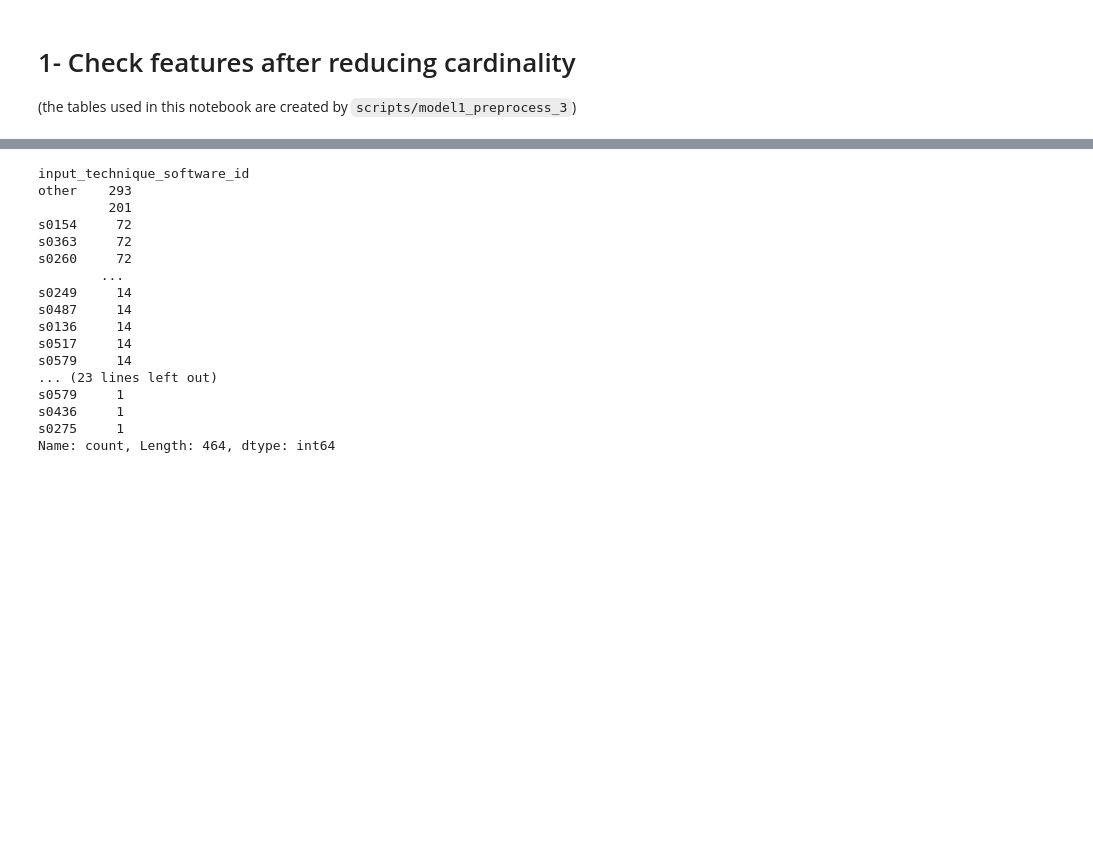
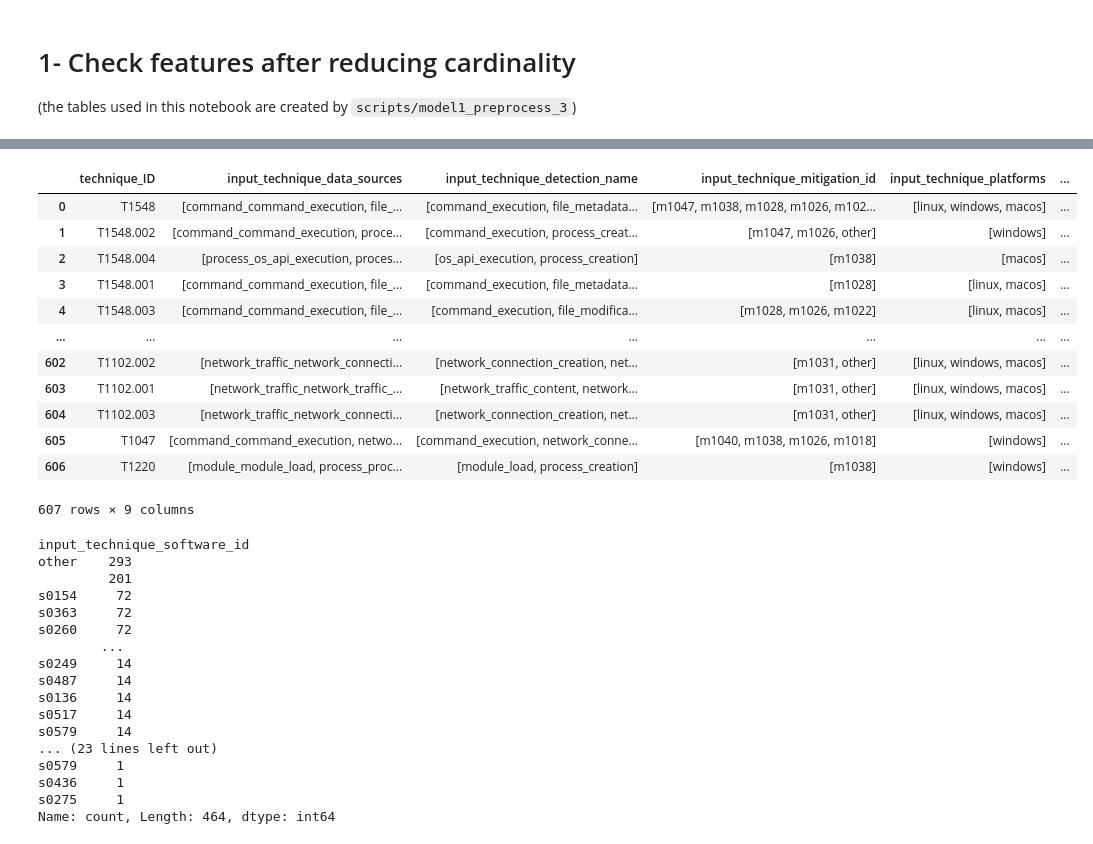
Before and after one commit to hcvu1050/hieuchivu-gt24-repo3, a Jupyter notebook: notebooks/unit_test_6_m1_pp_script.ipynb, the cells around one changed output, grey strips where cells are left out. Drawn from its saved outputs; the diff is of its cells as text; code cells hidden in the pictures; blank space fills up the shorter version.

```diff
--- a/notebooks/unit_test_6_m1_pp_script.ipynb
+++ b/notebooks/unit_test_6_m1_pp_script.ipynb
@@ -13,3 +41,19 @@ groups_org_df = pd.read_pickle ('../scripts/tmp_m1pp_group_org.pkl')
+# %%
+techniques_df
+# %% [output]
+|  | technique_ID | input_technique_data_sources | input_technique_detection_name | input_technique_mitigation_id | input_technique_platforms | ... |
+| 0 | T1548 | [command_command_execution, file_... | [command_execution, file_metadata... | [m1047, m1038, m1028, m1026, m102... | [linux, windows, macos] | ... |
+| 1 | T1548.002 | [command_command_execution, proce... | [command_execution, process_creat... | [m1047, m1026, other] | [windows] | ... |
+| 2 | T1548.004 | [process_os_api_execution, proces... | [os_api_execution, process_creation] | [m1038] | [macos] | ... |
+| 3 | T1548.001 | [command_command_execution, file_... | [command_execution, file_metadata... | [m1028] | [linux, macos] | ... |
+| 4 | T1548.003 | [command_command_execution, file_... | [command_execution, file_modifica... | [m1028, m1026, m1022] | [linux, macos] | ... |
+| ... | ... | ... | ... | ... | ... | ... |
+| 602 | T1102.002 | [network_traffic_network_connecti... | [network_connection_creation, net... | [m1031, other] | [linux, windows, macos] | ... |
+| 603 | T1102.001 | [network_traffic_network_traffic_... | [network_traffic_content, network... | [m1031, other] | [linux, windows, macos] | ... |
+| 604 | T1102.003 | [network_traffic_network_connecti... | [network_connection_creation, net... | [m1031, other] | [linux, windows, macos] | ... |
+| 605 | T1047 | [command_command_execution, netwo... | [command_execution, network_conne... | [m1040, m1038, m1026, m1018] | [windows] | ... |
+| 606 | T1220 | [module_module_load, process_proc... | [module_load, process_creation] | [m1038] | [windows] | ... |
+607 rows × 9 columns
 # %%
 print (techniques_df['input_technique_software_id'].explode().value_counts())
 print (groups_df['input_group_software_id'].explode().value_counts())
```
Also changed, not shown: parts of 7 cells of this notebook, 9 other files.
